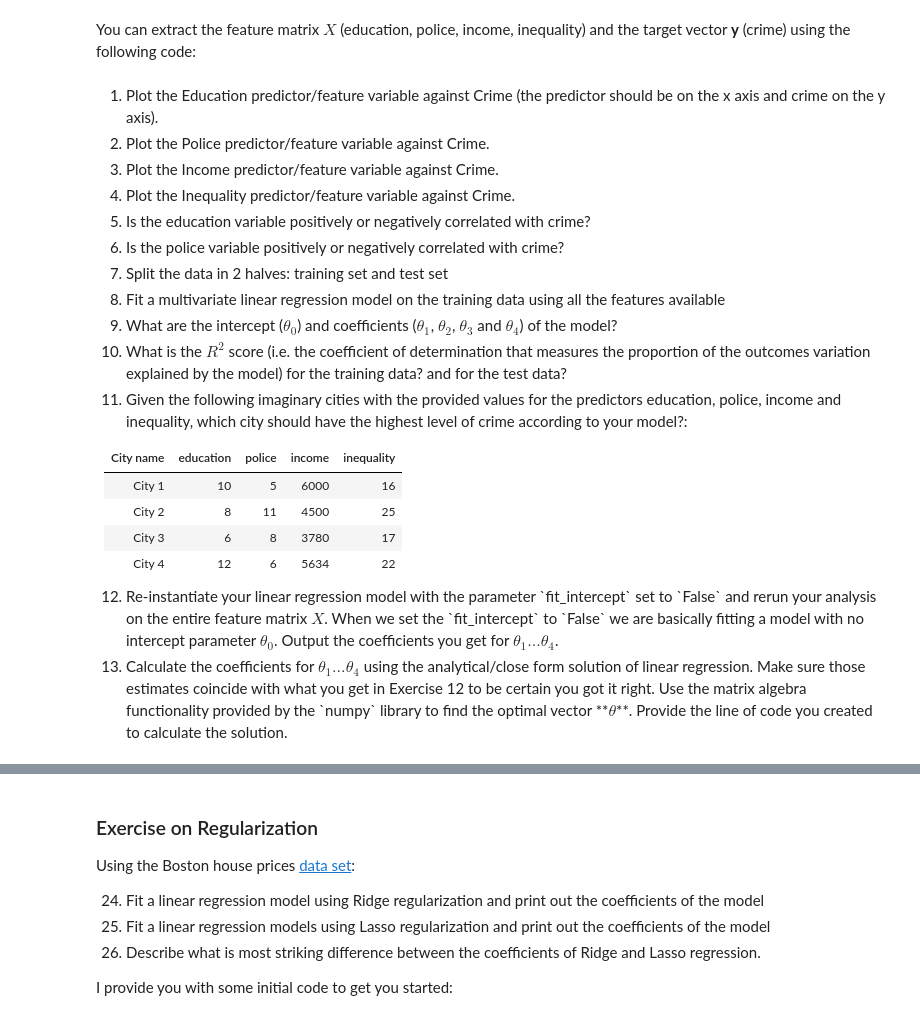
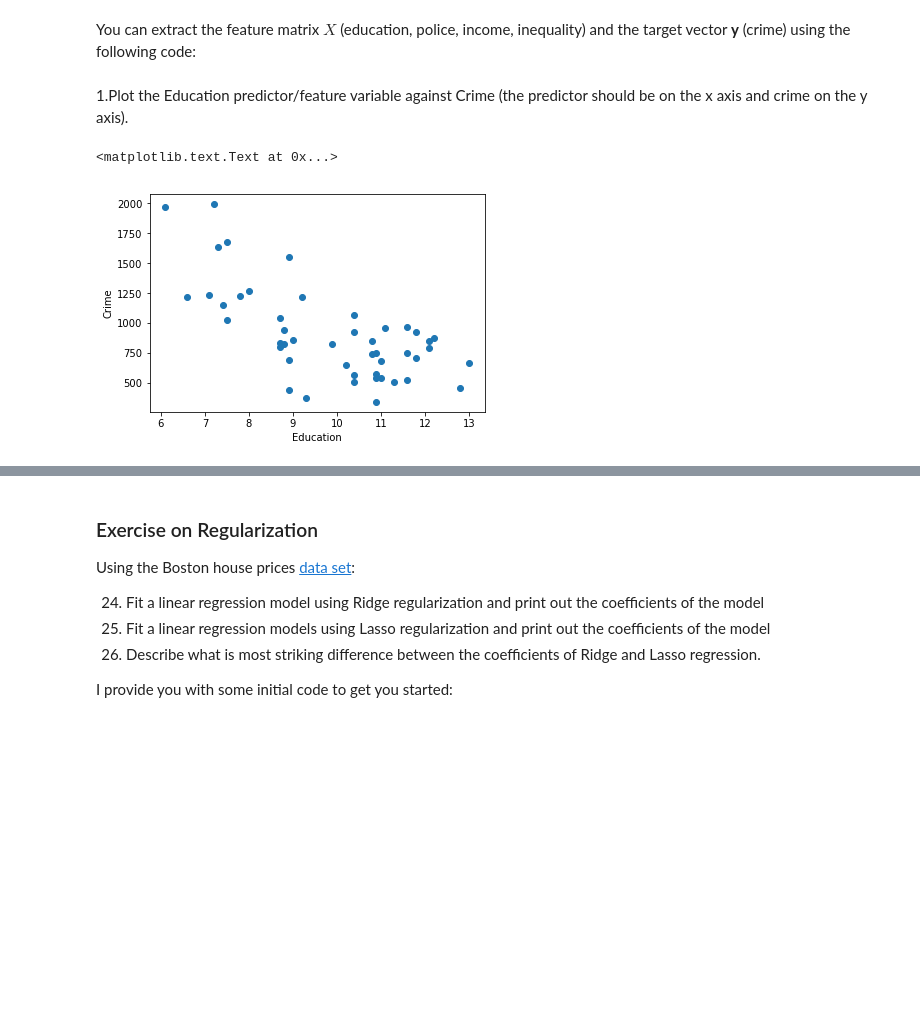
Before and after one commit to Laiken95/DMSI, a Jupyter notebook: kniglj1_DSMI_A1.ipynb, the cells around one changed output, grey strips where cells are left out. Saved outputs shown, nothing was run; the diff lists cells and outputs as text; code cells hidden in the pictures; blank space fills up the shorter version.

```diff
--- a/kniglj1_DSMI_A1.ipynb
+++ b/kniglj1_DSMI_A1.ipynb
@@ -50,28 +50,23 @@ target = ['Crime']
 X = np.array(data[feature_cols])
 y = np.array(data[target])
 X, y = shuffle(X, y, random_state=1)
-# %% [markdown]
-1. Plot the Education predictor/feature variable against Crime (the predictor should be on the x axis and crime on the y axis).
-2. Plot the Police predictor/feature variable against Crime.
-3. Plot the Income predictor/feature variable against Crime.
-4. Plot the Inequality predictor/feature variable against Crime.
-5. Is the education variable positively or negatively correlated with crime?
-6. Is the police variable positively or negatively correlated with crime?
-7. Split the data in 2 halves: training set and test set
-8. Fit a multivariate linear regression model on the training data using all the features available
-9. What are the intercept ($\theta_0$) and coefficients ($\theta_1$, $\theta_2$, $\theta_3$ and $\theta_4$) of the model?
-10. What is the $R^2$ score (i.e. the coefficient of determination that measures the proportion of the outcomes variation explained by the model) for the training data? and for the test data?
-10. Given the following imaginary cities with the provided values for the predictors education, police, income and inequality, which city should have the highest level of crime according to your model?:
-
-| City name        | education           | police  | income  | inequality |
-| ------------- |:-------------:| -----:| -----:| -----:|
-| City 1      | 10 | 5 | 6000  | 16   |
-| City 2      | 8 | 11 | 4500  | 25   |
-| City 3      | 6 | 8 | 3780  |  17  |
-| City 4      | 12 | 6 | 5634  |  22  |
-
-<ol start="12">
-
-<li>Re-instantiate your linear regression model with the parameter `fit_intercept` set to `False` and rerun your analysis on the entire feature matrix $X$. When we set the `fit_intercept` to `False` we are basically fitting a model with no intercept parameter $\theta_0$. Output the coefficients you get for $\theta_1 ... \theta_4$.</li>
-<li>Calculate the coefficients for $\theta_1 ... \theta_4$ using the analytical/close form solution of linear regression. Make sure those estimates coincide with what you get in Exercise 12 to be certain you got it right. Use the matrix algebra functionality provided by the `numpy` library to find the optimal vector **$\theta$**. Provide the line of code you created to calculate the solution.</li>
-</ol>
+# %% [markdown]
+1.Plot the Education predictor/feature variable against Crime (the predictor should be on the x axis and crime on the y axis).
+# %%
+import numpy as npy
+import pandas as pnd
+import pylab as pyl
+
+data = pnd.read_csv('crime.csv', index_col = 0)
+feature_cols = ['Education']
+target = ['Crime']
+X = npy.array(data[feature_cols])
+Y = npy.array(data[target])
+
+%matplotlib inline
+pyl.scatter(X, Y)
+pyl.xlabel('Education')
+pyl.ylabel('Crime')
+# %% [output]
+<matplotlib.text.Text at 0x...>
+[figure, added]
```
Also changed, not shown: parts of 46 cells of this notebook.
